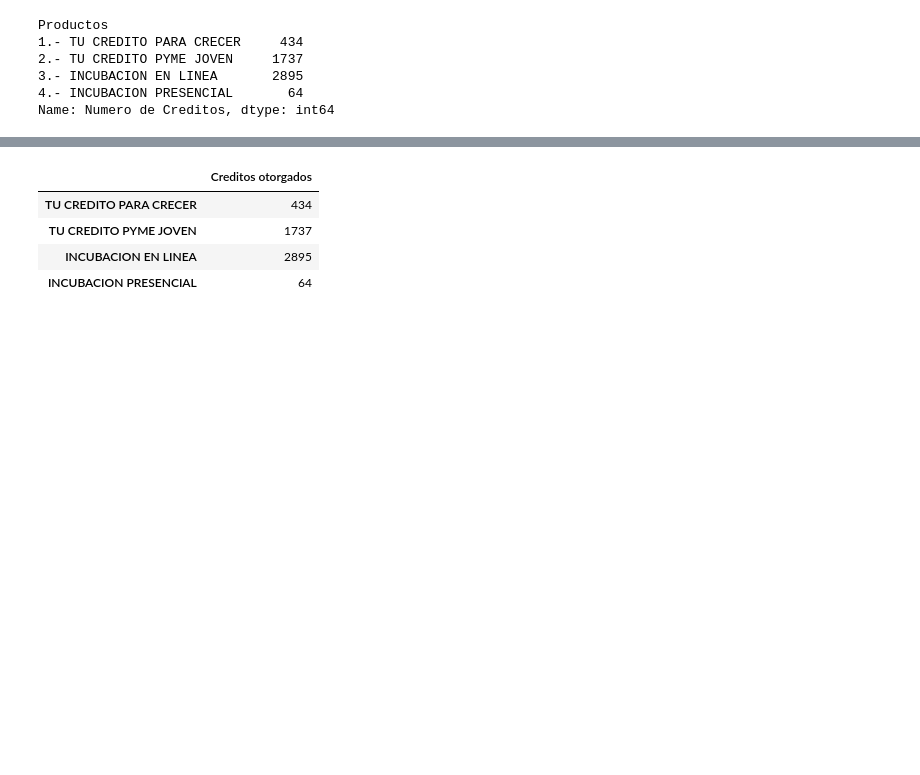
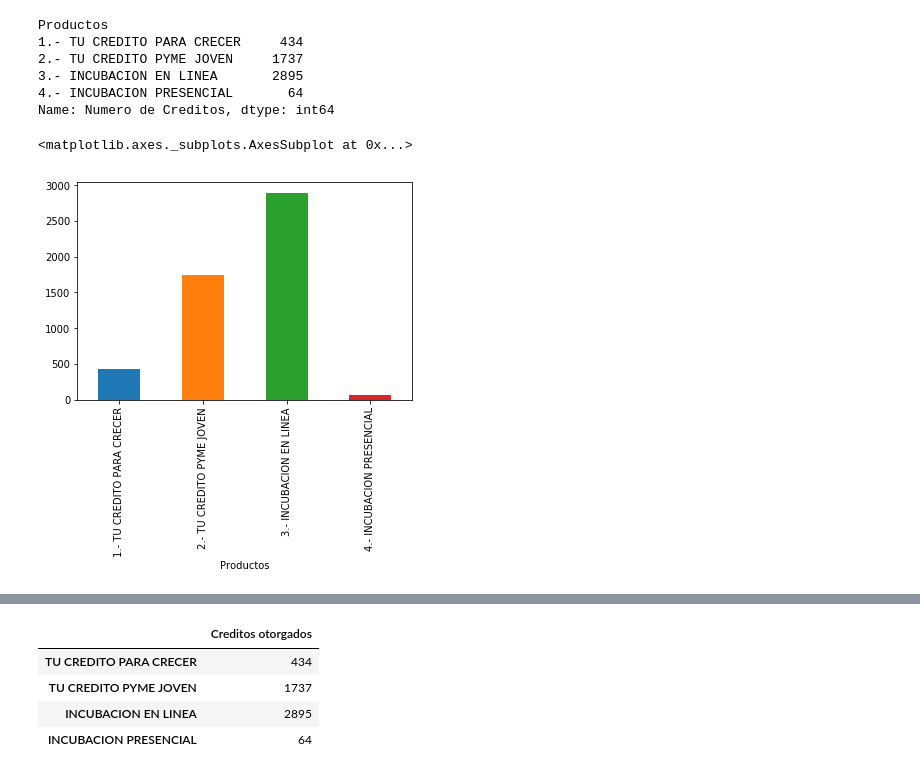
Before and after one commit to LessIsMorePy/CreditoJovenNafin, a Jupyter notebook: statistics.ipynb, the cells around one changed output, grey strips where cells are left out. Saved outputs shown, nothing was run; the diff lists cells and outputs as text; code cells hidden in the pictures; blank space fills up the shorter version.

```diff
--- a/statistics.ipynb
+++ b/statistics.ipynb
@@ -63,6 +61,11 @@ Productos
 3.- INCUBACION EN LINEA       2895
 4.- INCUBACION PRESENCIAL       64
 Name: Numero de Creditos, dtype: int64
+# %%
+t.plot(kind ='bar')
+# %% [output]
+<matplotlib.axes._subplots.AxesSubplot at 0x...>
+[figure, added]
 # %%
 index = ['TU CREDITO PARA CRECER', 'TU CREDITO PYME JOVEN', 'INCUBACION EN LINEA', 'INCUBACION PRESENCIAL']
 # %%
```
Also changed, not shown: parts of 8 cells of this notebook.
